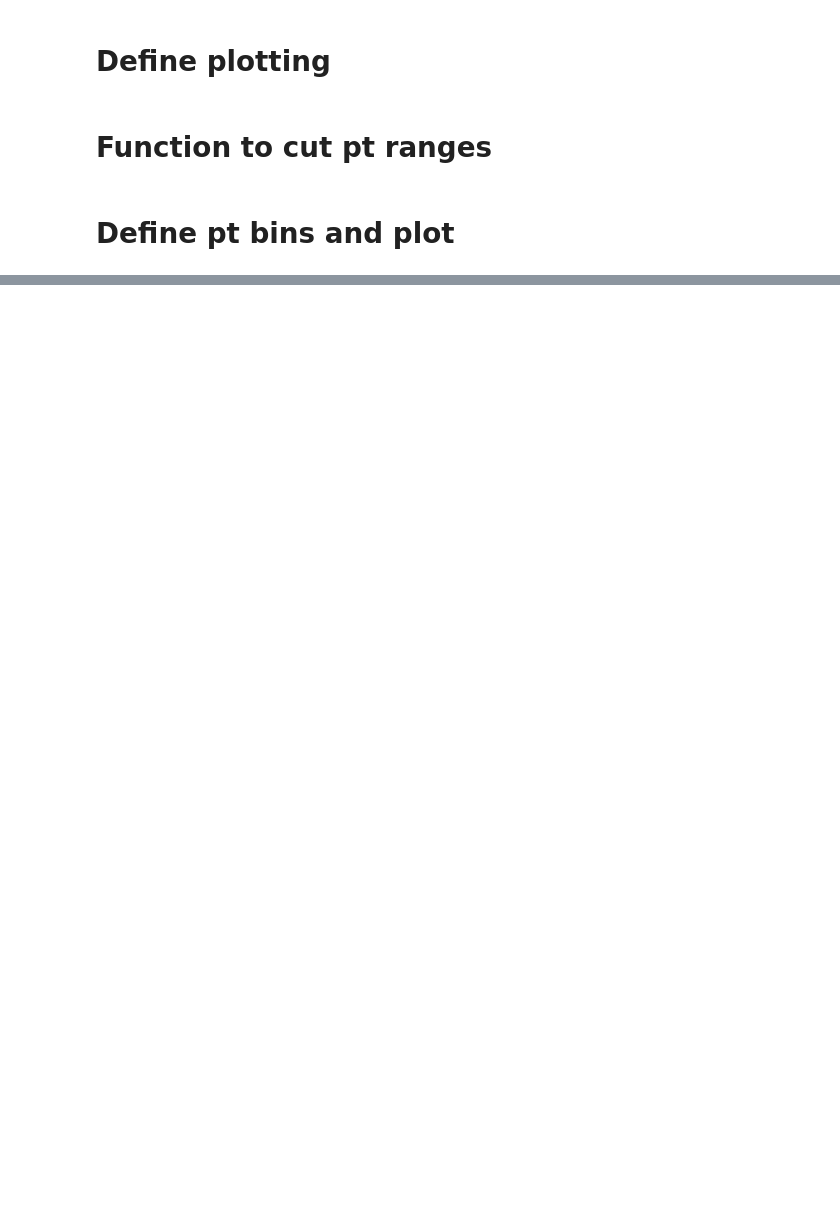
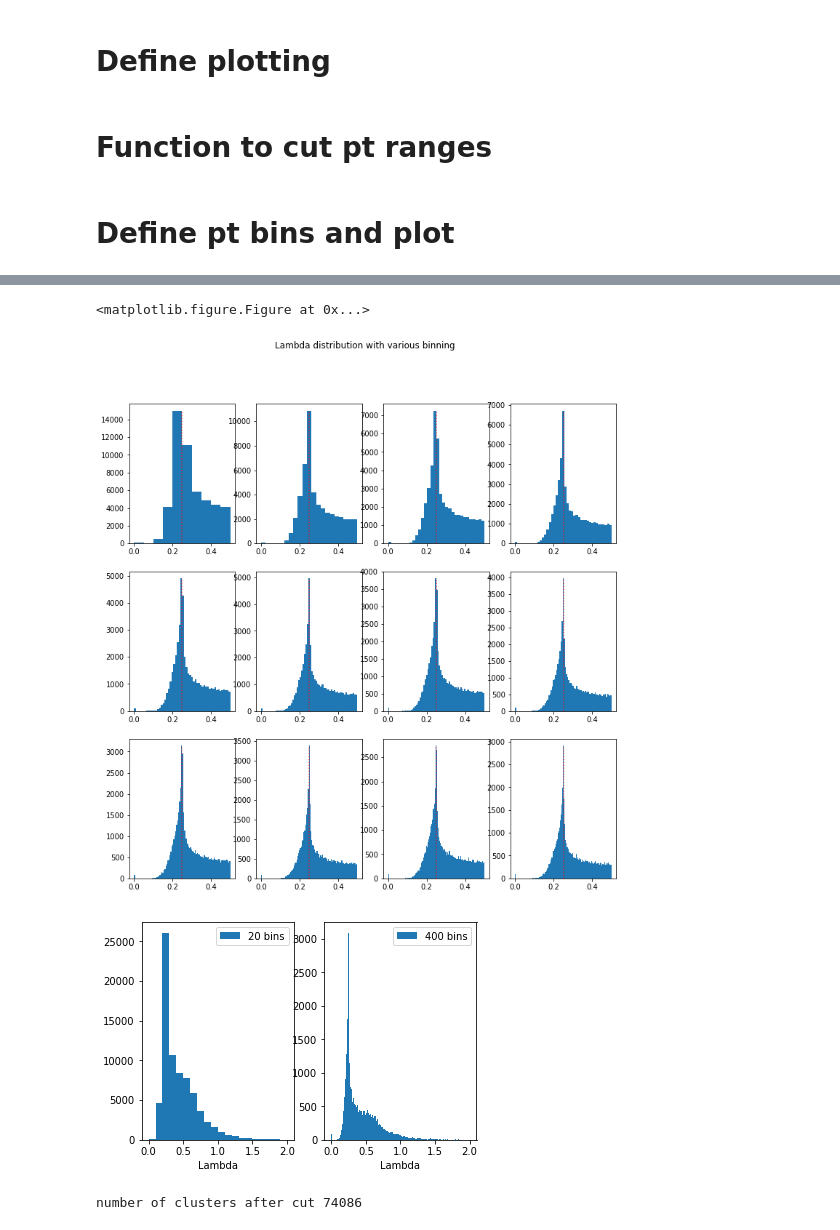
Before and after one commit to miguelignacio/CorrelationAnalysis, a Jupyter notebook: NtupleAnalysis/InputData/jupy.ipynb, the cells around one changed output, grey strips where cells are left out. Cells and saved outputs as stored; diff of their text form; code cells hidden in the pictures; blank space fills up the shorter version.

```diff
--- a/NtupleAnalysis/InputData/jupy.ipynb
+++ b/NtupleAnalysis/InputData/jupy.ipynb
@@ -148,0 +176,44 @@ for ipt in range(len(binedges)-1):
+# %%
+binedges = [12.0, 20.0]
+
+for ipt in range(len(binedges)-1):
+    ptmin = binedges[ipt]
+    ptmax = binedges[ipt+1]
+    datacut= cutptrange(dataHists, ptmin, ptmax)
+    fig = plt.figure(1, figsize=(24, 8))
+
+    fig = plt.figure(figsize=(12,12))
+    for i in range(12):
+        plt.subplot(3,4,i+1)
+        nbins =int(i)*11+10
+        a,x,y = plt.hist(datacut["cluster_Lambda"], bins=nbins, range=(0.0,0.50),label='%i bins' %nbins )
+        plt.plot((0.250, 0.250), (0, np.amax(a)), 'r-',linestyle=':',alpha=0.75)
+        #plt.legend()
+        #axScatter.plot((0.85, 0.85), (0, 1.0), 'r-',linestyle=':')
+
+    plt.suptitle('Lambda distribution with various binning')
+    plt.show()
+    fig.savefig('../JupyterPNGOutput/variousbinning.png', dpi=fig.dpi)
+
+
+    fig = plt.figure()#figsize=(12,12))
+    plt.subplot(1,2,1)
+
+    plt.hist(datacut["cluster_Lambda"], bins=20, range=(0.0,2.0),label='20 bins')
+    plt.xlabel('Lambda')
+    plt.legend()
+    plt.subplot(1,2,2)
+    plt.hist(datacut["cluster_Lambda"], bins=400, range=(0.0,2.0),label='400 bins')
+    plt.xlabel('Lambda')
+    plt.legend()
+    plt.show()
+    fig.savefig('../JupyterPNGOutput/Lambda.png', dpi=fig.dpi)
+    #aml.hist(datacut["cluster_Lambda"], bins='blocks', normed=True, range=(0.15,0.50))
+    #plt.subplot(1,2,2)
+    #aml.hist(datacut["cluster_Lambda"], bins='blocks', normed=False, range=(0.1,0.50))
+    #plt.show()
+# %% [output]
+<matplotlib.figure.Figure at 0x...>
+[figure, added]
+[figure, added]
+number of clusters after cut 74086
```
Also changed, not shown: parts of 7 cells of this notebook.
